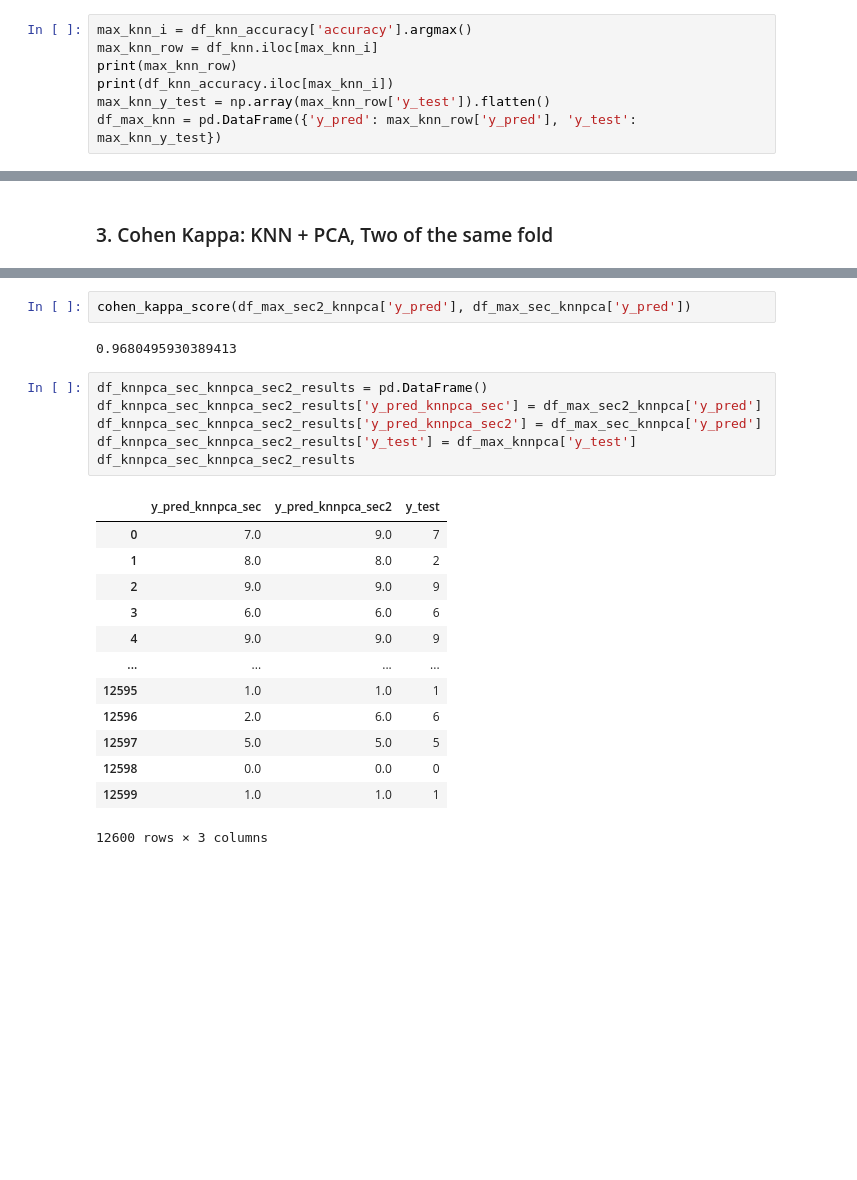
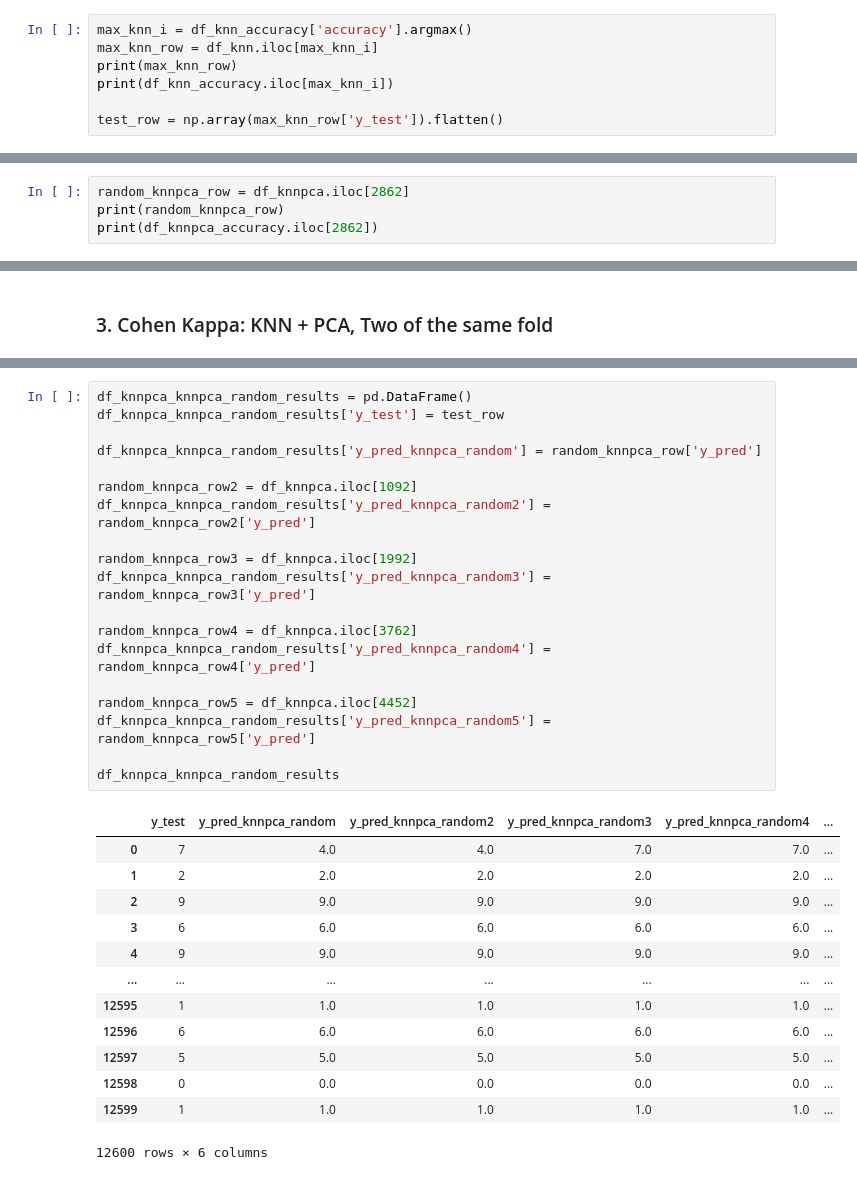
Before and after one commit to iglosiggio/metnum-tp2, a Jupyter notebook: notebooks/graficos2.ipynb, the cells around one changed output, grey strips where cells are left out. Drawn from its saved outputs; the diff is of its cells as text; blank space fills up the shorter version.

```diff
--- a/notebooks/graficos2.ipynb
+++ b/notebooks/graficos2.ipynb
@@ -87,8 +87,8 @@ max_knn_i = df_knn_accuracy['accuracy'].argmax()
 max_knn_row = df_knn.iloc[max_knn_i]
 print(max_knn_row)
 print(df_knn_accuracy.iloc[max_knn_i])
-max_knn_y_test = np.array(max_knn_row['y_test']).flatten()
-df_max_knn = pd.DataFrame({'y_pred': max_knn_row['y_pred'], 'y_test': max_knn_y_test})
+
+test_row = np.array(max_knn_row['y_test']).flatten()
 # %% [output]
 kind                                                                   knn
 k                                                                        3
@@ -329,0 +321,4 @@ df_knnpca_accuracy_wo_max
+# %%
+random_knnpca_row = df_knnpca.iloc[2862]
+print(random_knnpca_row)
+print(df_knnpca_accuracy.iloc[2862])
@@ -414,24 +403,33 @@ Name: 2849, dtype: float64
-# %%
-cohen_kappa_score(df_max_sec2_knnpca['y_pred'], df_max_sec_knnpca['y_pred'])
-# %% [output]
-0.9680495930389413
 # %%
-df_knnpca_sec_knnpca_sec2_results = pd.DataFrame()
-df_knnpca_sec_knnpca_sec2_results['y_pred_knnpca_sec'] = df_max_sec2_knnpca['y_pred']
-df_knnpca_sec_knnpca_sec2_results['y_pred_knnpca_sec2'] = df_max_sec_knnpca['y_pred']
-df_knnpca_sec_knnpca_sec2_results['y_test'] = df_max_knnpca['y_test']
-df_knnpca_sec_knnpca_sec2_results
+df_knnpca_knnpca_random_results = pd.DataFrame()
+df_knnpca_knnpca_random_results['y_test'] = test_row
+
+df_knnpca_knnpca_random_results['y_pred_knnpca_random'] = random_knnpca_row['y_pred']
+
+random_knnpca_row2 = df_knnpca.iloc[1092]
+df_knnpca_knnpca_random_results['y_pred_knnpca_random2'] = random_knnpca_row2['y_pred']
+
+random_knnpca_row3 = df_knnpca.iloc[1992]
+df_knnpca_knnpca_random_results['y_pred_knnpca_random3'] = random_knnpca_row3['y_pred']
+
+random_knnpca_row4 = df_knnpca.iloc[3762]
+df_knnpca_knnpca_random_results['y_pred_knnpca_random4'] = random_knnpca_row4['y_pred']
+
+random_knnpca_row5 = df_knnpca.iloc[4452]
+df_knnpca_knnpca_random_results['y_pred_knnpca_random5'] = random_knnpca_row5['y_pred']
+
+df_knnpca_knnpca_random_results
 # %% [output]
-|  | y_pred_knnpca_sec | y_pred_knnpca_sec2 | y_test |
-| 0 | 7.0 | 9.0 | 7 |
-| 1 | 8.0 | 8.0 | 2 |
-| 2 | 9.0 | 9.0 | 9 |
-| 3 | 6.0 | 6.0 | 6 |
-| 4 | 9.0 | 9.0 | 9 |
-| ... | ... | ... | ... |
-| 12595 | 1.0 | 1.0 | 1 |
-| 12596 | 2.0 | 6.0 | 6 |
-| 12597 | 5.0 | 5.0 | 5 |
-| 12598 | 0.0 | 0.0 | 0 |
-| 12599 | 1.0 | 1.0 | 1 |
+|  | y_test | y_pred_knnpca_random | y_pred_knnpca_random2 | y_pred_knnpca_random3 | y_pred_knnpca_random4 | ... |
+| 0 | 7 | 4.0 | 4.0 | 7.0 | 7.0 | ... |
+| 1 | 2 | 2.0 | 2.0 | 2.0 | 2.0 | ... |
+| 2 | 9 | 9.0 | 9.0 | 9.0 | 9.0 | ... |
+| 3 | 6 | 6.0 | 6.0 | 6.0 | 6.0 | ... |
+| 4 | 9 | 9.0 | 9.0 | 9.0 | 9.0 | ... |
+| ... | ... | ... | ... | ... | ... | ... |
+| 12595 | 1 | 1.0 | 1.0 | 1.0 | 1.0 | ... |
+| 12596 | 6 | 6.0 | 6.0 | 6.0 | 6.0 | ... |
+| 12597 | 5 | 5.0 | 5.0 | 5.0 | 5.0 | ... |
+| 12598 | 0 | 0.0 | 0.0 | 0.0 | 0.0 | ... |
+| 12599 | 1 | 1.0 | 1.0 | 1.0 | 1.0 | ... |
-12600 rows × 3 columns
+12600 rows × 6 columns
```
Also changed, not shown: parts of 25 cells of this notebook.
